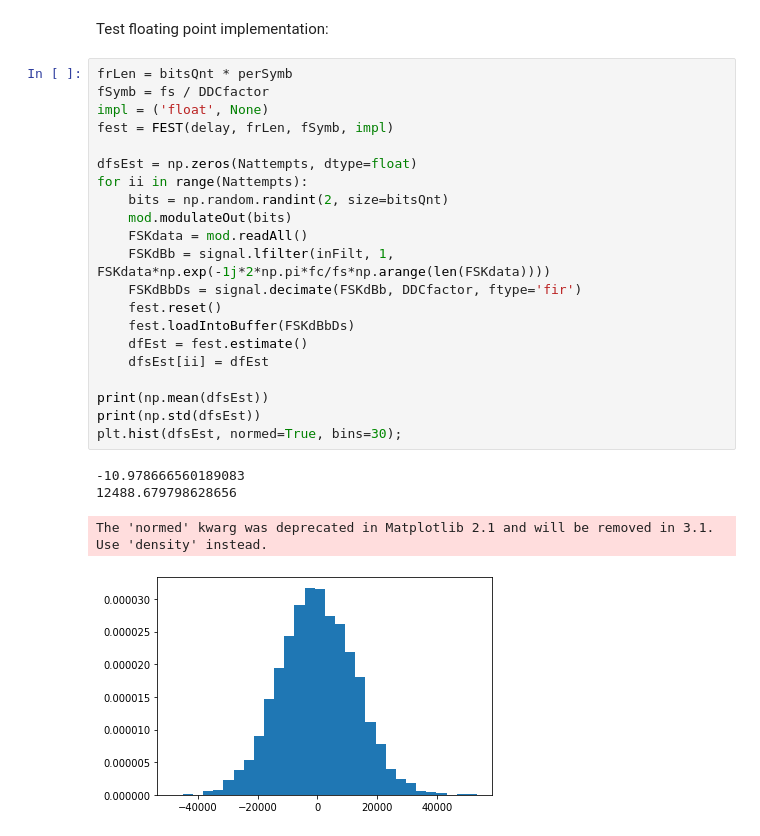
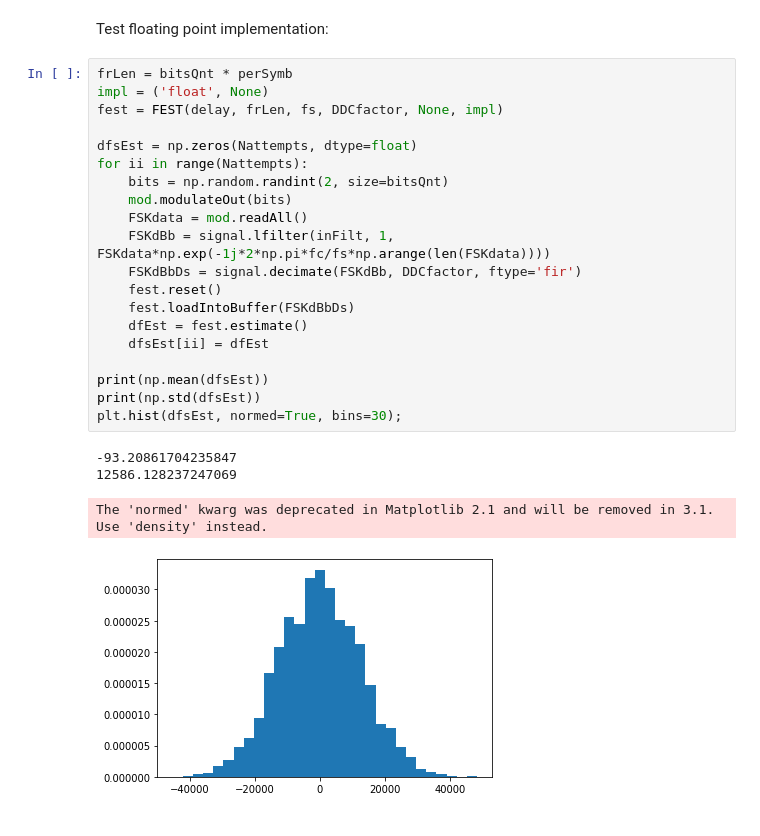
Before and after one commit to Hypotalamus/myBFSK, a Jupyter notebook: CFRU_dev.ipynb, the cells around one changed output. Cells and saved outputs as stored; diff of their text form.

```diff
--- a/CFRU_dev.ipynb
+++ b/CFRU_dev.ipynb
@@ -230,30 +291,29 @@ class FEST(object):
 Test floating point implementation:
 # %%
 frLen = bitsQnt * perSymb
-fSymb = fs / DDCfactor
 impl = ('float', None)
-fest = FEST(delay, frLen, fSymb, impl)
+fest = FEST(delay, frLen, fs, DDCfactor, None, impl)
 
 dfsEst = np.zeros(Nattempts, dtype=float)
 for ii in range(Nattempts):
     bits = np.random.randint(2, size=bitsQnt)
     mod.modulateOut(bits)
     FSKdata = mod.readAll()
     FSKdBb = signal.lfilter(inFilt, 1, FSKdata*np.exp(-1j*2*np.pi*fc/fs*np.arange(len(FSKdata))))
     FSKdBbDs = signal.decimate(FSKdBb, DDCfactor, ftype='fir')
     fest.reset()
     fest.loadIntoBuffer(FSKdBbDs)
     dfEst = fest.estimate()
     dfsEst[ii] = dfEst
 
 print(np.mean(dfsEst))
 print(np.std(dfsEst))
 plt.hist(dfsEst, normed=True, bins=30);
 # %% [output]
--10.978666560189083
-12488.679798628656
+-93.20861704235847
+12586.128237247069
 The 'normed' kwarg was deprecated in Matplotlib 2.1 and will be removed in 3.1. Use 'density' instead.
-[figure, old version]
+[figure, new version]
 # %%
 dfsEst = np.zeros_like(dfs)
 for ii, df_ in enumerate(dfs):
```
Also changed, not shown: parts of 12 cells of this notebook.
